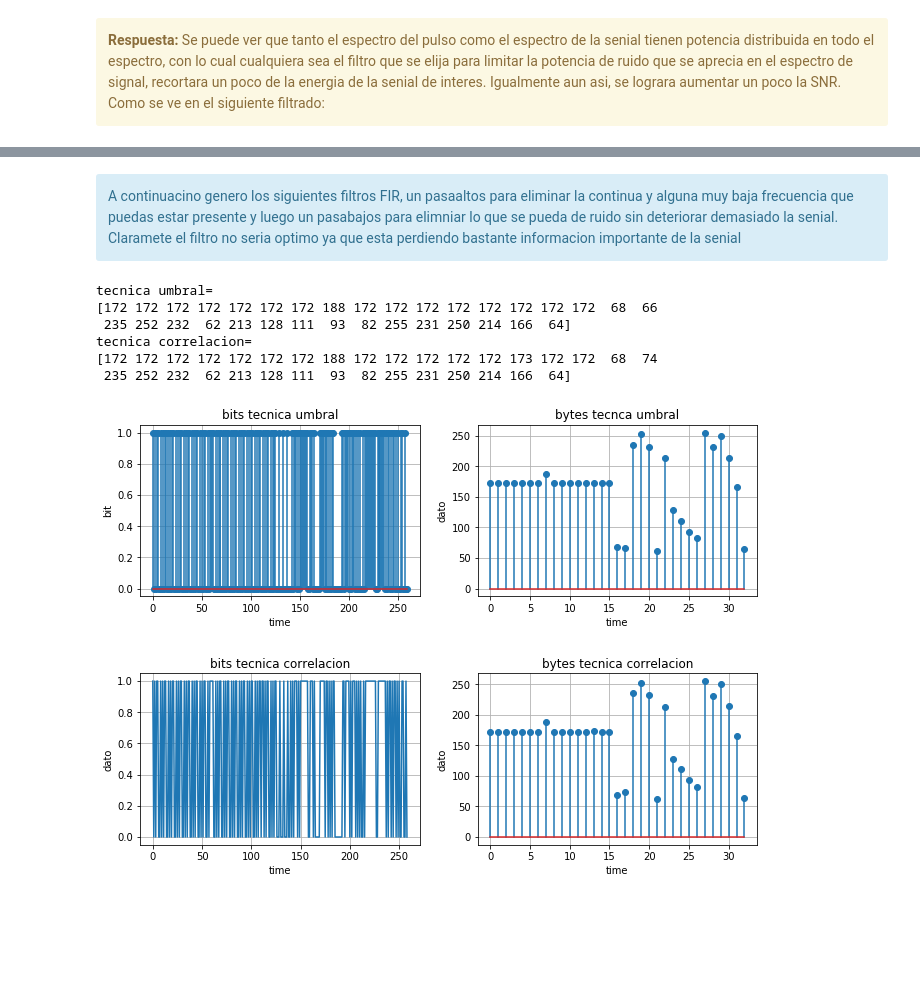
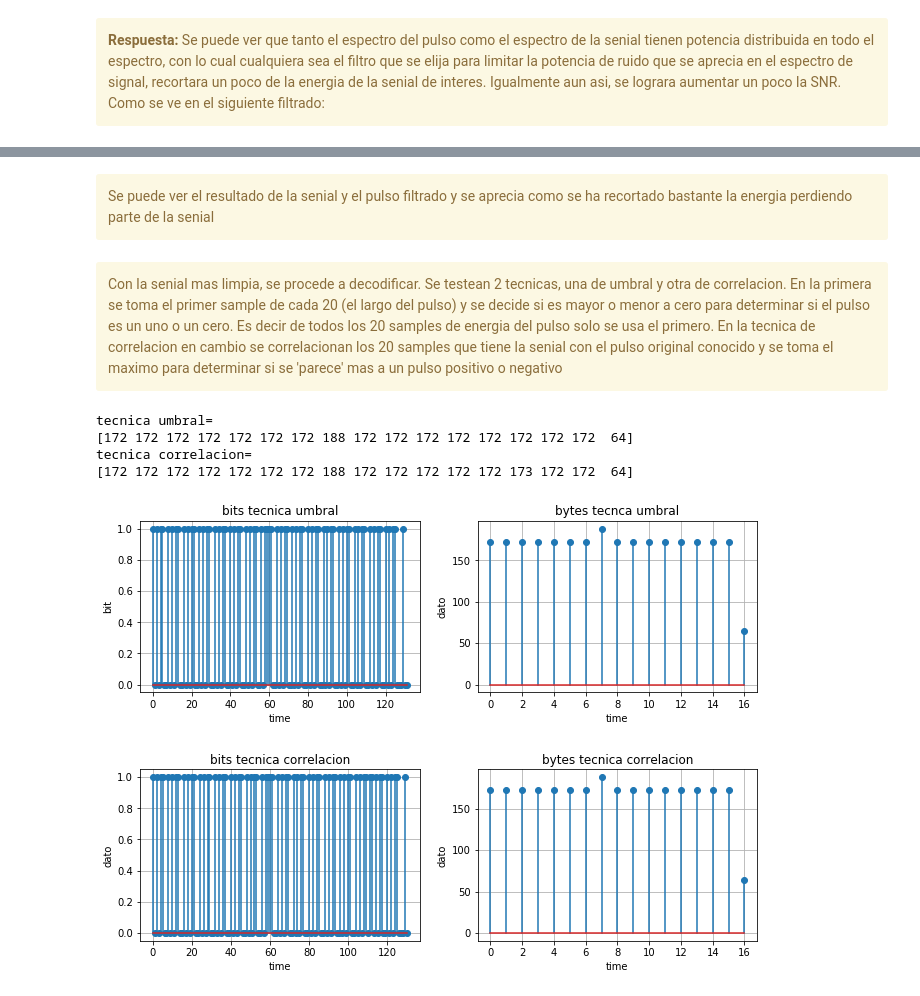
Before and after one commit to pslavkin/mse_18pds, a Jupyter notebook: tp1.ipynb, the cells around one changed output, grey strips where cells are left out. Cells and saved outputs as stored; diff of their text form; code cells hidden in the pictures; blank space fills up the shorter version.

```diff
--- a/tp1.ipynb
+++ b/tp1.ipynb
@@ -20,28 +20,22 @@ con filtros FIR o IIR, los que les parezcan convenientes.
 # %%
 import  numpy   as np
 from    plotter import *
-from    dft     import *
 from    filter  import *
-from    dft     import *
 
 fs    = 20                      #frecuencia de sampleo de la senial
 pl    = plotter_class ( 2,2 )   #objeto para generar un grafico de 2x2
-dft_c = dft_class     ( )       #objeto para analisis de espectro
 f     = filter_class  ( )       #objero para funciones de filtrado
 
 signal = np.load('signalLowSNR.npy')        #lee la senial a decodidicar
 #signal = np.load('signal.npy')
-signal=signal[:2560*2]                      #tomo una pocrion para debug, luego comentar
+signal=signal[:2560*1]                      #tomo una pocrion para debug, luego comentar
 pl.plot_signal  ( 1 ,pl.spaceX(signal) ,signal ,'signal' ,'time' ,'volt' ,trace='-' )
 
 pulse  = np.load('pulse.npy')               #cargo el pulso original para plotearlo
 pl.plot_signal  ( 2 ,pl.spaceX(pulse)  ,pulse  ,'pulse'  ,'time' ,'volt' ,trace='-' )
 
-fft ,freq  = dft_c.abs ( fs ,signal.size  ,signal); #tomo la dft de la senial para verla
-pl.stem_signal ( 3 ,freq[1:] ,fft[1:] ,'dft signal' ,'frecuencia' ,'Pnormal.') #notar que saco la continua para que no apague el resto de la senial
-
-fft ,freq  = dft_c.abs ( fs ,pulse.size  ,pulse);   #tomo la dft del pulso para verlo
-pl.stem_signal ( 4 ,freq     ,fft     ,'dft pulse'  ,'frecuencia' ,'Pnormal.')
+pl.plot_dft_signal ( 3 ,fs ,signal ,'dft signal' ,'Hz' ,'Pnormal' ,trace='-' ,center=signal.size//2 ,zoom=signal.size//2-1)
+pl.plot_dft_signal ( 4 ,fs ,pulse  ,'dft pulse'  ,'Hz' ,'Pnormal' ,trace='-')
 
 pl.plot_show()
 # %% [output]
@@ -75,45 +67,47 @@ pl.plot_show()
-# %% [markdown]
-<div class="alert alert-block alert-info">
-A continuacino genero los siguientes filtros FIR, un pasaaltos para eliminar la continua y alguna muy baja frecuencia que puedas estar presente y luego un pasabajos para elimniar lo que se pueda de ruido sin deteriorar demasiado la senial.
-    Claramete el filtro no seria optimo ya que esta perdiendo bastante informacion importante de la senial
-</div>
+# %% [markdown]
+<div class="alert alert-block alert-warning">
+Se puede ver el resultado de la senial y el pulso filtrado y se aprecia como se ha recortado bastante la energia perdiendo parte de la senial
+</div>
+# %% [markdown]
+<div class="alert alert-block alert-warning">
+Con la senial mas limpia, se procede a decodificar. Se testean 2 tecnicas, una de umbral y otra de correlacion. En la primera se toma el primer sample de cada 20 (el largo del pulso) y se decide si es mayor o menor a cero para determinar si el pulso es un uno o un cero. Es decir de todos los 20 samples de energia del pulso solo se usa el primero. En la tecnica de correlacion en cambio se correlacionan los 20 samples que tiene la senial con el pulso original conocido y se toma el maximo para determinar si se 'parece' mas a un pulso positivo o negativo
+</div>
 # %%
 groupDelay  = hipass.size//2+lopass.size//2     #calculo el retado basado en el largo de la respuesta al impulso de cada filtro
 signal      = signal[groupDelay+1:]             #demoro la senial original dicaha cantirdad,lo previo es descartado, notar el +!
-#esto es lo importante, aca lo que hago es quedarme solo con el primer pulso de cada 20, que es el
+#esto es lo importante, aca lo que hago es quedarme solo con el primer pulso de cada 20, que es el
 #sample que tiene la mayor energia y es el que usare para comparar contra un umbral para decidir si
 #el pulso es 1 o -1
 pl    = plotter_class ( 2,2 )
 
 ans         = signal[::pulse.size]
 ans[ans>=0] = 1                                 #digitalizo la senial con un comparador
 ans[ans<0]  = 0
 ans         = np.uint8(ans)                     #lo necesito apra empaquetar luego a bytes
 pl.stem_signal  ( 1 ,pl.spaceX(ans) ,ans ,'bits tecnica umbral'  ,'time' ,'bit'  ,trace='.' )
 
 ans = np.packbits(ans)                          #empaqueto de 8 por comodidad
 pl.stem_signal  ( 2 ,pl.spaceX(ans) ,ans ,'bytes tecnca umbral' ,'time' ,'dato' ,trace='.' )
 
 print(f"tecnica umbral=\n{ans}")                                      #muestra los resultados
 
 ans=np.zeros(0)
+ans2=np.zeros(0)
 for i in range(signal.size//pulse.size):
     ans=np.append(ans,np.correlate(signal[i*pulse.size:(i+1)*pulse.size],pulse))
 
-ans[ans>=0] = 1
+ans[ans>=0] = 1                                 #digitalizo la senial con un comparador
 ans[ans<0]  = 0
-pl.plot_signal  ( 3 ,pl.spaceX(ans),ans ,'bits tecnica correlacion' , 'time' ,'dato'  ,trace='-' )
-ans = np.uint8(ans)
-ans = np.packbits(ans)
+ans         = np.uint8(ans)                     #lo necesito apra empaquetar luego a bytes
+pl.stem_signal  ( 3 ,pl.spaceX(ans),ans ,'bits tecnica correlacion' , 'time' ,'dato'  ,trace='.' )
+ans = np.packbits(ans)                          #empaqueto de 8 por comodidad
 pl.stem_signal  ( 4 ,pl.spaceX(ans),ans ,'bytes tecnica correlacion' , 'time' ,'dato'  ,trace='.' )
 print(f"tecnica correlacion=\n{ans}")                                      #muestra los resultados
 
 pl.plot_show()
 # %% [output]
 tecnica umbral=
-[172 172 172 172 172 172 172 188 172 172 172 172 172 172 172 172  68  66
- 235 252 232  62 213 128 111  93  82 255 231 250 214 166  64]
+[172 172 172 172 172 172 172 188 172 172 172 172 172 172 172 172  64]
 tecnica correlacion=
-[172 172 172 172 172 172 172 188 172 172 172 172 172 173 172 172  68  74
- 235 252 232  62 213 128 111  93  82 255 231 250 214 166  64]
+[172 172 172 172 172 172 172 188 172 172 172 172 172 173 172 172  64]
-[figure, old version]
+[figure, new version]
```
Also changed, not shown: parts of 4 cells of this notebook, 5 other files.
